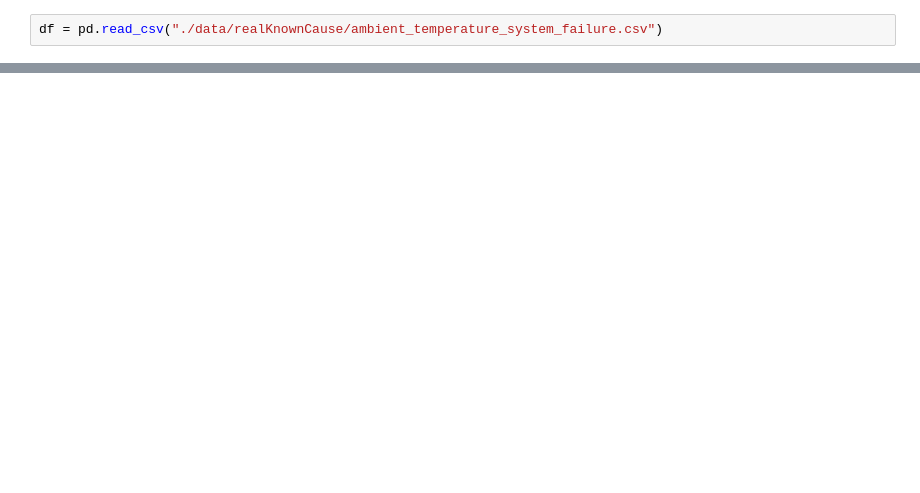
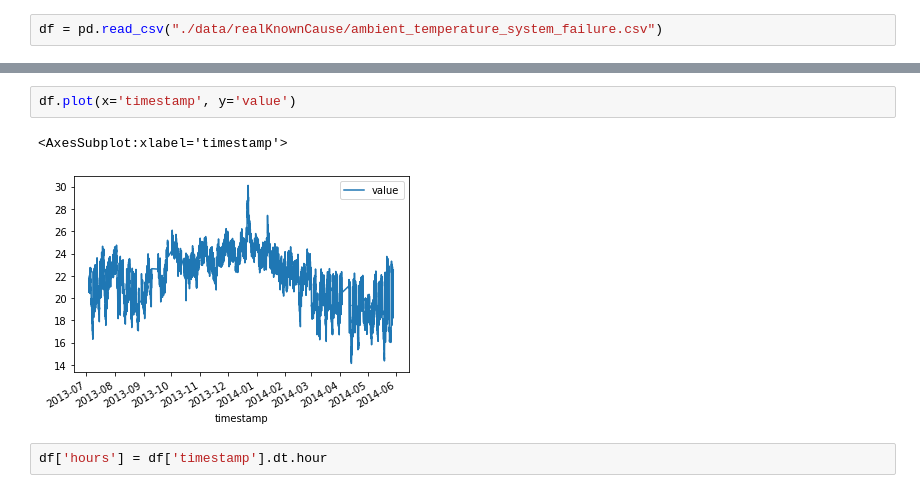
Before and after one commit to aipioneers/workshop, a Jupyter notebook: day-2/main.ipynb, the cells around one changed output, grey strips where cells are left out. Cells and saved outputs as stored; diff of their text form; blank space fills up the shorter version.

```diff
--- a/day-2/main.ipynb
+++ b/day-2/main.ipynb
@@ -20,0 +79,7 @@ df
+# %%
+df.plot(x='timestamp', y='value')
+# %% [output]
+<AxesSubplot:xlabel='timestamp'>
+[figure, added]
+# %%
+df['hours'] = df['timestamp'].dt.hour
```
Also changed, not shown: parts of 35 cells of this notebook.
